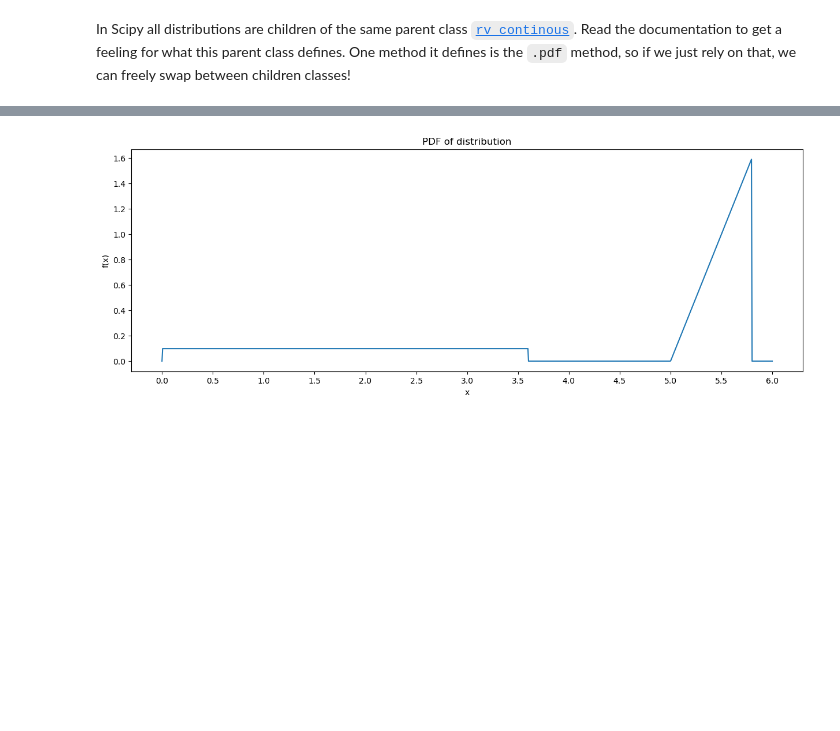
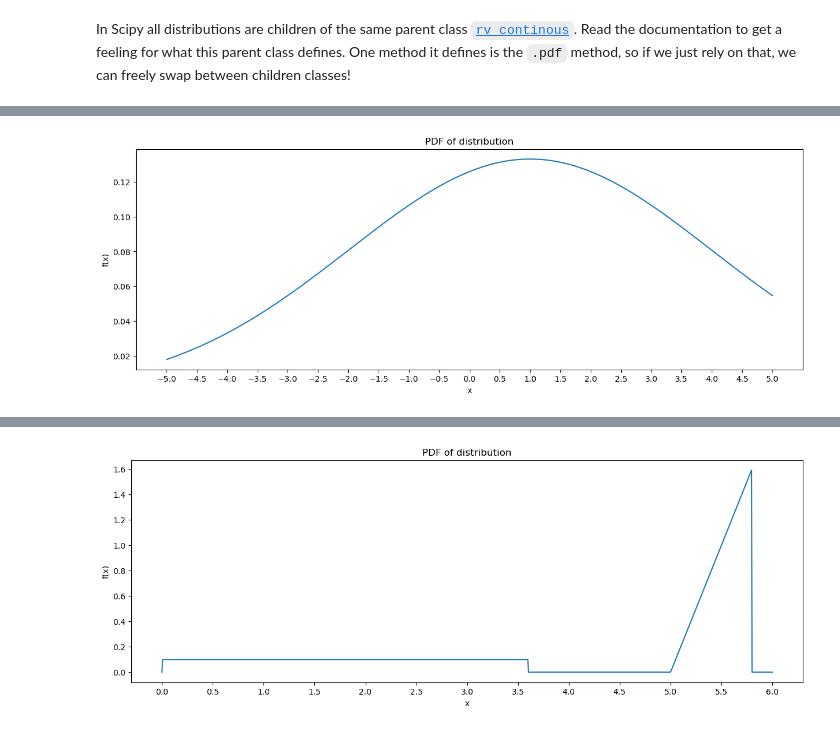
Before and after one commit to TUDelft-MUDE/2024-files, a Jupyter notebook: content/Week_1_7/PA/PA_1_7_solution.ipynb, the cells around one changed output, grey strips where cells are left out. Saved outputs shown, nothing was run; the diff lists cells and outputs as text; code cells hidden in the pictures; blank space fills up the shorter version.

```diff
--- a/content/Week_1_7/PA/PA_1_7_solution.ipynb
+++ b/content/Week_1_7/PA/PA_1_7_solution.ipynb
@@ -99,7 +136,9 @@ In Scipy all distributions are children of the same parent class [`rv_continous`
 # %%
-import scipy.stats
-import numpy as np
-import matplotlib.pyplot as plt
-import pandas as pd
+# distribution = scipy.stats.norm(loc = 1)
+# x_axis, y_axis = plot_distribution(distribution)
 
-distribution = scipy.stats.norm(loc = 1) # HINT: change this line of code!
+# SOLUTION
+distribution = scipy.stats.norm(loc = 1, scale = 3)
+x_axis, y_axis = plot_distribution(distribution)
+# %% [output]
+[figure, added]
```
Also changed, not shown: parts of 18 cells of this notebook, 1 other file.
